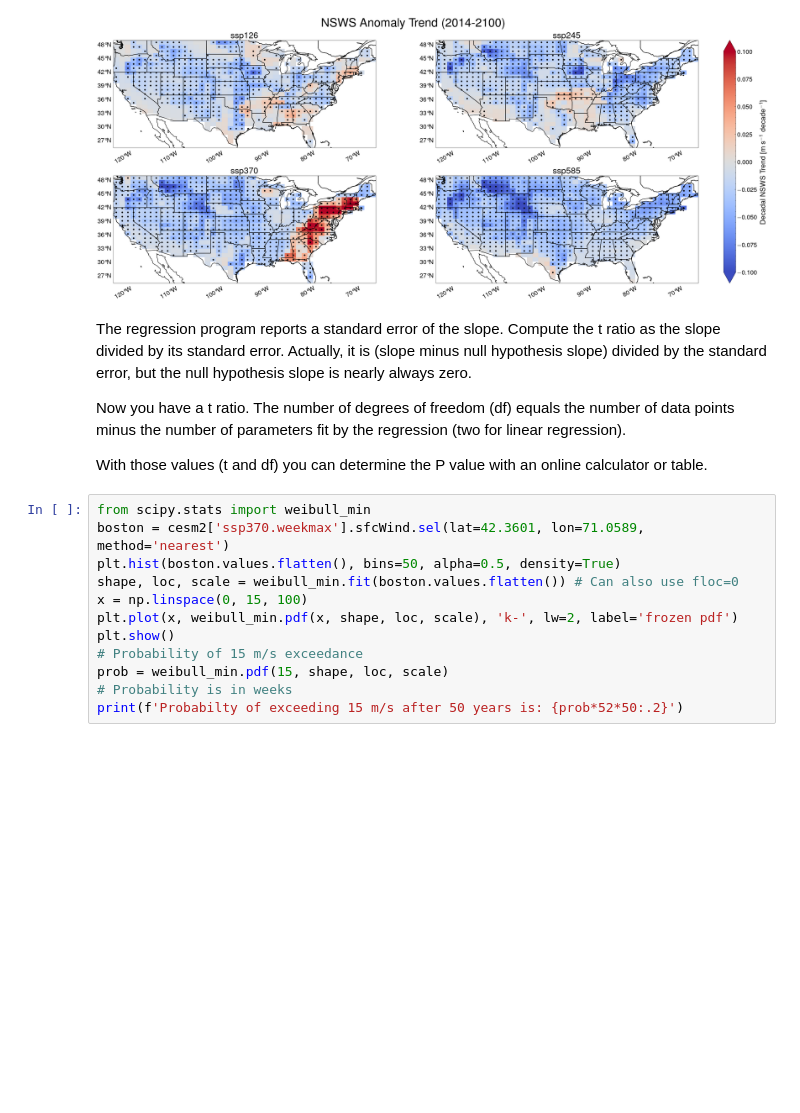
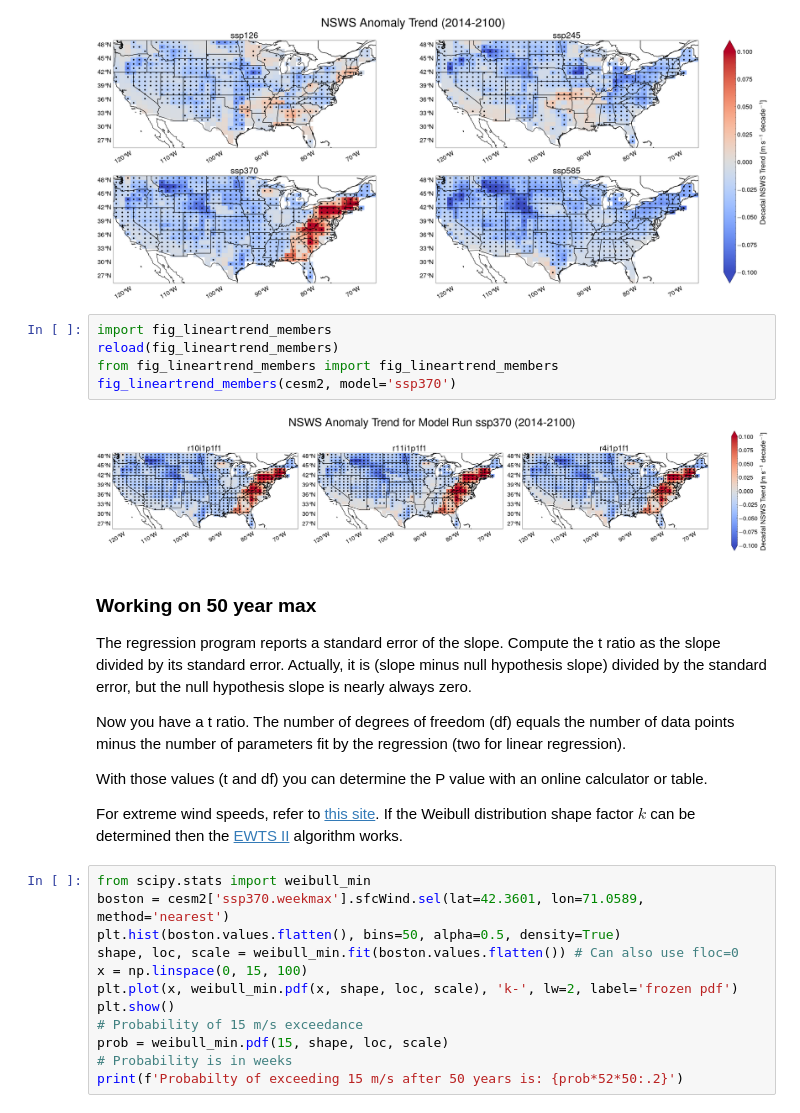
Before and after one commit to ivalencius/winds-of-change, a Jupyter notebook: plots.ipynb, the cells around one changed output. Drawn from its saved outputs; the diff is of its cells as text; blank space fills up the shorter version.

Commit message:
Added linear trend across member ids

```diff
--- a/plots.ipynb
+++ b/plots.ipynb
@@ -83,12 +66,23 @@ from fig_lineartrend import fig_lineartrend
 fig_lineartrend(cesm2)
 # %% [output]
 [figure]
+# %%
+import fig_lineartrend_members
+reload(fig_lineartrend_members)
+from fig_lineartrend_members import fig_lineartrend_members
+fig_lineartrend_members(cesm2, model='ssp370')
+# %% [output]
+[figure, added]
 # %% [markdown]
+### Working on 50 year max
+
 The regression program reports a standard error of the slope. Compute the t ratio as the slope divided by its standard error. Actually, it is (slope minus null hypothesis slope) divided by the standard error, but the null hypothesis slope is nearly always zero.
 
 Now you have a t ratio. The number of degrees of freedom (df) equals the number of data points minus the number of parameters fit by the regression (two for linear regression).
 
 With those values (t and df) you can determine the P value with an online calculator or table.
+
+For extreme wind speeds, refer to [this site](https://www.wind-pioneers.com/extreme-wind-analysis-at-a-wind-turbine-site/). If the Weibull distribution shape factor $k$ can be determined then the [EWTS II](https://openwind.ul-renewables.com/ewts.html) algorithm works.
 # %%
 from scipy.stats import weibull_min
 boston = cesm2['ssp370.weekmax'].sfcWind.sel(lat=42.3601, lon=71.0589, method='nearest')
```
Also changed, not shown: parts of 5 cells of this notebook, 1 other file.
